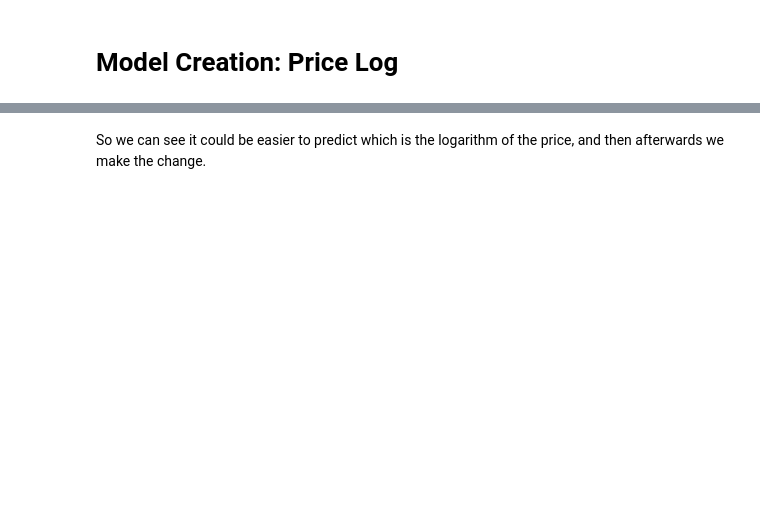
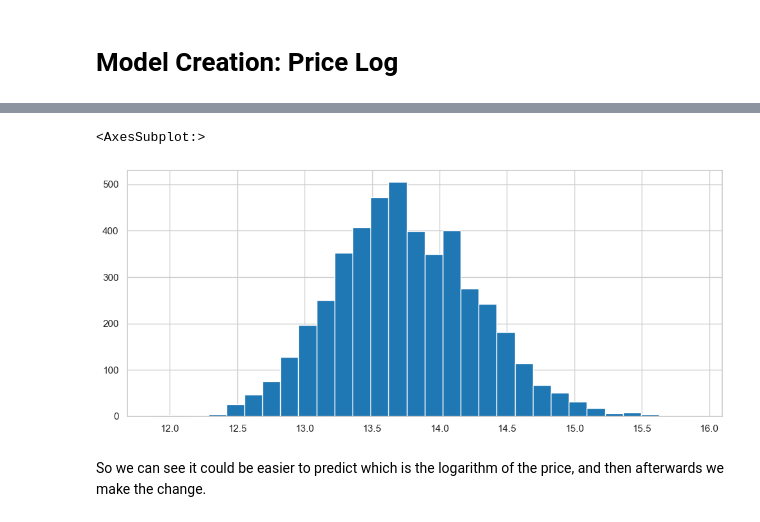
Before and after one commit to nil-andreu/machine-learning-posgrade, a Jupyter notebook: Project 2: Housing Price Prediction/House Pred.ipynb, the cells around one changed output, grey strips where cells are left out. Drawn from its saved outputs; the diff is of its cells as text; code cells hidden in the pictures; blank space fills up the shorter version.

```diff
--- a/Project 2: Housing Price Prediction/House Pred.ipynb
+++ b/Project 2: Housing Price Prediction/House Pred.ipynb
@@ -1286,9 +1674,9 @@ train_set_extended.isin([-np.inf, np.inf]).sum().sum()
 # %% [markdown]
 # Model Creation: Price Log
 # %%
-train_set_final = train_set_extended.copy()
-valid_set_final = valid_set_extended.copy()
-test_set_final = test_set_extended.copy()
+train_set_final_log = train_set_extended.copy()
+valid_set_final_log = valid_set_extended.copy()
+test_set_final_log = test_set_extended.copy()
 # %%
 pd.set_option('display.max_rows', 500)
 
@@ -1297,6 +1703,9 @@ corr_final
 # %%
 # More like a normal distribution
-train_set_final.Price_log.hist(bins=30)
+train_set_final_log.Price_log.hist(bins=30)
+# %% [output]
+<AxesSubplot:>
+[figure, added]
 # %% [markdown]
 So we can see it could be easier to predict which is the logarithm of the price, and then afterwards we make the change.
 # %%
```
Also changed, not shown: parts of 90 cells of this notebook.
